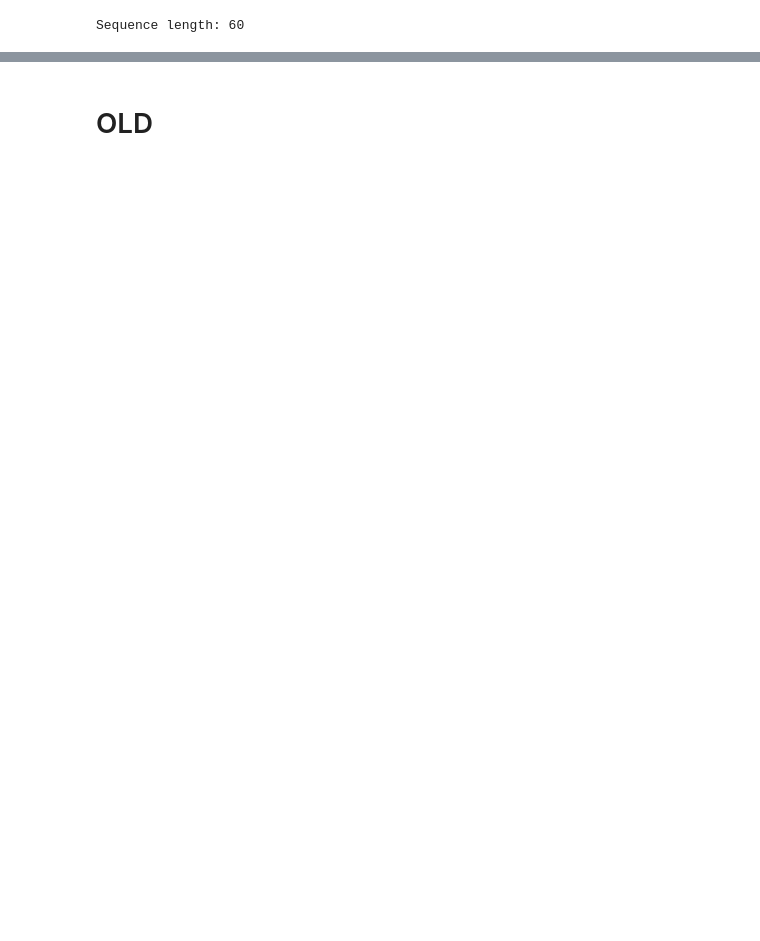
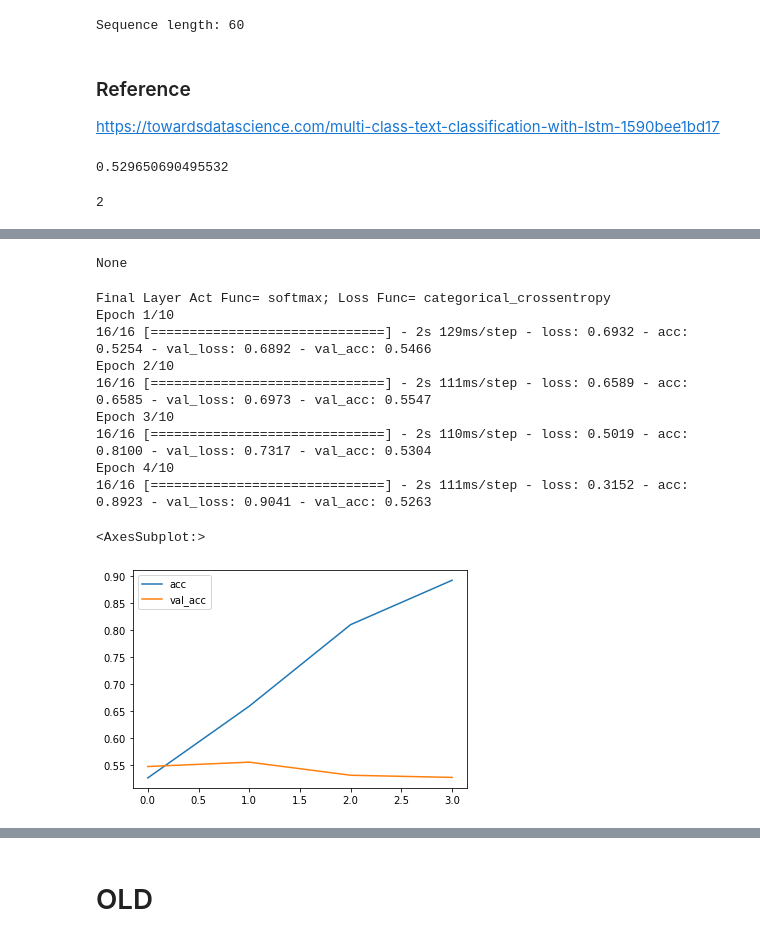
Before and after one commit to jirvingphd/capstone-project-using-trumps-tweets-to-predict-stock-market, a Jupyter notebook: Capstone Restarted 10-2020.ipynb, the cells around one changed output, grey strips where cells are left out. Cells and saved outputs as stored; diff of their text form; code cells hidden in the pictures; blank space fills up the shorter version.

```diff
--- a/Capstone Restarted 10-2020.ipynb
+++ b/Capstone Restarted 10-2020.ipynb
@@ -556,8 +555,6 @@ import plotly.express as px
 px.histogram(twitter_df,x='delta_price',color='target')
 # %% [output]
 [interactive output not drawn]
-# %%
-twitter_df['target'] = twitter_df['delta_bins'].map({'decrease':0,'no change':1,'increase':2})
 # %%
 twitter_df.to_csv('data/trump_tweets_plus_target.csv')
 # %% [markdown]
@@ -808,9 +877,9 @@ from tensorflow.keras.preprocessing.text import Tokenizer
 from tensorflow.keras.preprocessing import text, sequence
 from tensorflow.keras.utils import to_categorical
 
-text_data = twitter_df['text']#.tolist()
+text_data = data_df['text']#.tolist()
 
 # Changed for class imblanace  #
-y = to_categorical(twitter_df['target'])#,num_classes=3)
+y = to_categorical(data_df['target'])#,num_classes=3)
 print(f'y.shape={y.shape}')
 # %% [output]
@@ -840,26 +909,70 @@ X_train, X_test,y_train,y_test = train_test_split(X, y)# test_size=0.15, val_siz
 # pd.Series(word_index).index[-1]
 # %%
 # tokenizer.num_words
+# %% [markdown]
+### Reference
+https://towardsdatascience.com/multi-class-text-classification-with-lstm-1590bee1bd17
+# %%
+target_counts = pd.Series(y_train.argmax(axis=1)).value_counts(1)
+target_counts.max()
+# %% [output]
+0.529650690495532
+# %%
+from tensorflow.keras import callbacks, models, layers, optimizers, regularizers
+
+## EarlyStopping Callback
+earlystopping = callbacks.EarlyStopping( monitor='val_acc',
+    min_delta=target_counts.max(),
+    patience=3,
+    verbose=0,
+    mode='auto',
+    baseline=None,
+    restore_best_weights=True,)
+# %%
+y_train.shape[-1]
+# %% [output]
+2
 # %%
-## KERAS LSTM WITH WORD2VEC EMBEDDING
-from tensorflow.keras import callbacks, models, layers, optimizers, regularizers
 ## Make model infrastructure:
 model0 = models.Sequential()
 
 ## Get and add embedding_layer
 model0.add(layers.Embedding(input_dim=len(tokenizer.word_index)+1,
                             input_length=MAX_SEQUENCE_LENGTH,output_dim=300))
-# model0_wv.add(layers.SpatialDropout1D(0.2))
+model0.add(layers.SpatialDropout1D(0.2))
+model0.add(layers.LSTM(units=100, dropout=0.3,recurrent_dropout=0.2))#,return_sequences=False,
+#                        kernel_regularizer=regularizers.l2(.01)))
 
 # model0_wv.add(layers.Bidirectional(layers.LSTM(units=100, return_sequences=True,
 #                        dropout=0.5,recurrent_dropout=0.2,
+# #                        kernel_regularizer=regularizers.l2(.01))))
+# model0.add(layers.Bidirectional(layers.LSTM(units=100, return_sequences=False,
+#                        dropout=0.3,recurrent_dropout=0.2,
 #                        kernel_regularizer=regularizers.l2(.01))))
-model0.add(layers.Bidirectional(layers.LSTM(units=100, return_sequences=False,
-                       dropout=0.3,recurrent_dropout=0.2,
-                       kernel_regularizer=regularizers.l2(.01))))
 
-model0.add(layers.Dense(3, activation='sigmoid'))#activation='softmax'))
+##Save n_classes to programmatically change the final layer and loss functions
+n_classes = y_train.shape[-1]
 
-model0.compile(loss='categorical_crossentropy',optimizer="rmsprop",metrics=['acc']) #optimizer="adam"
-model0.summary()
+if n_classes>1:
+    act_func = 'softmax'
+    loss_func = 'categorical_crossentropy'
+
+else:
+    act_func = 'sigmoid'
+    loss_func = 'binary_crossentropy'
+
+## Add Final Layers and Compile
+model0.add(layers.Dense(n_classes,activation=act_func))#3
+model0.compile(loss=loss_func,optimizer="rmsprop",metrics=['acc']) #optimizer="adam"
+
+## Display summary and parans set using n_classes
+display(model0.summary())
+print(f"Final Layer Act Func= {act_func}; Loss Func= {loss_func}")
+
+## Fit Model and Visualize History
+history = model0.fit(X_train,y_train,batch_size=64,epochs=10,validation_split=0.2,
+                    callbacks=[earlystopping])
+
+res_df = pd.DataFrame(history.history)#.plot()
+res_df[[c for c in res_df.columns if 'acc' in c]].plot()
 # %% [output]
@@ -878,2 +993,14 @@ Trainable params: 6,039,103
 Non-trainable params: 0
 _________________________________________________________________
+None
+Final Layer Act Func= softmax; Loss Func= categorical_crossentropy
+Epoch 1/10
+16/16 [==============================] - 2s 129ms/step - loss: 0.6932 - acc: 0.5254 - val_loss: 0.6892 - val_acc: 0.5466
+Epoch 2/10
+16/16 [==============================] - 2s 111ms/step - loss: 0.6589 - acc: 0.6585 - val_loss: 0.6973 - val_acc: 0.5547
+Epoch 3/10
+16/16 [==============================] - 2s 110ms/step - loss: 0.5019 - acc: 0.8100 - val_loss: 0.7317 - val_acc: 0.5304
+Epoch 4/10
+16/16 [==============================] - 2s 111ms/step - loss: 0.3152 - acc: 0.8923 - val_loss: 0.9041 - val_acc: 0.5263
+<AxesSubplot:>
+[figure, added]
```
Also changed, not shown: parts of 45 cells of this notebook, 2 other files.
